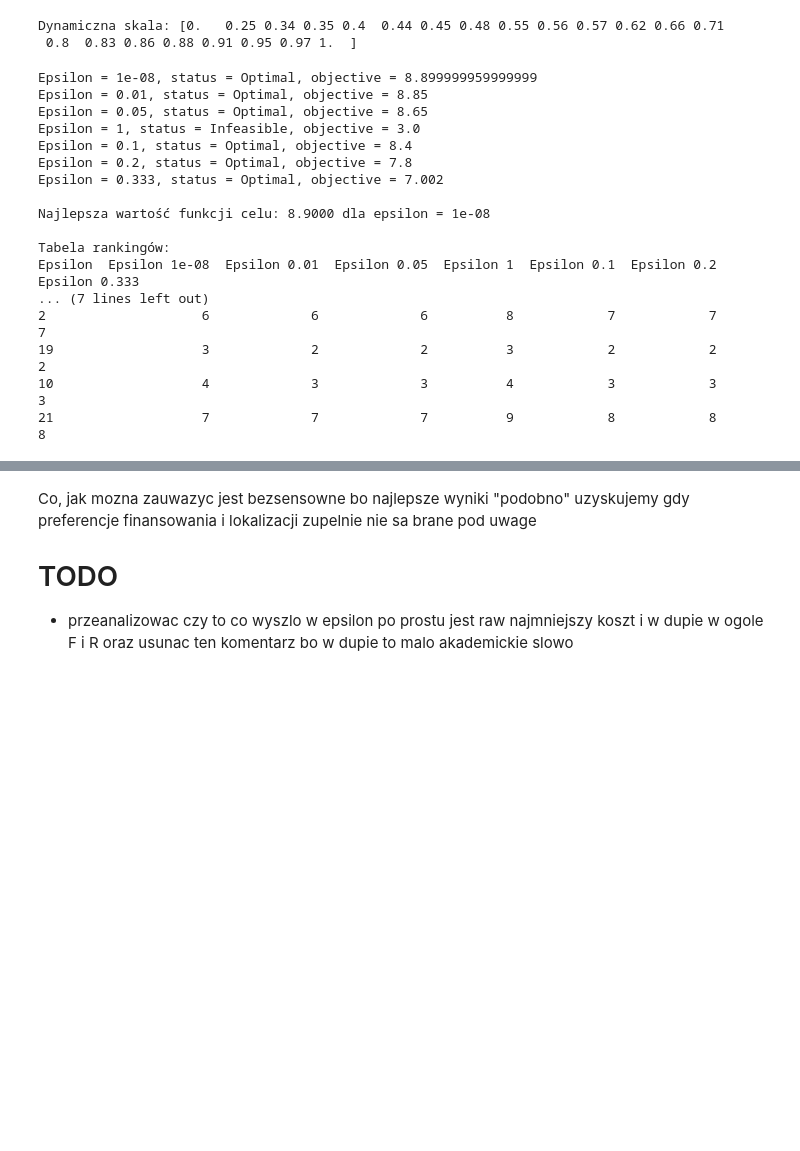
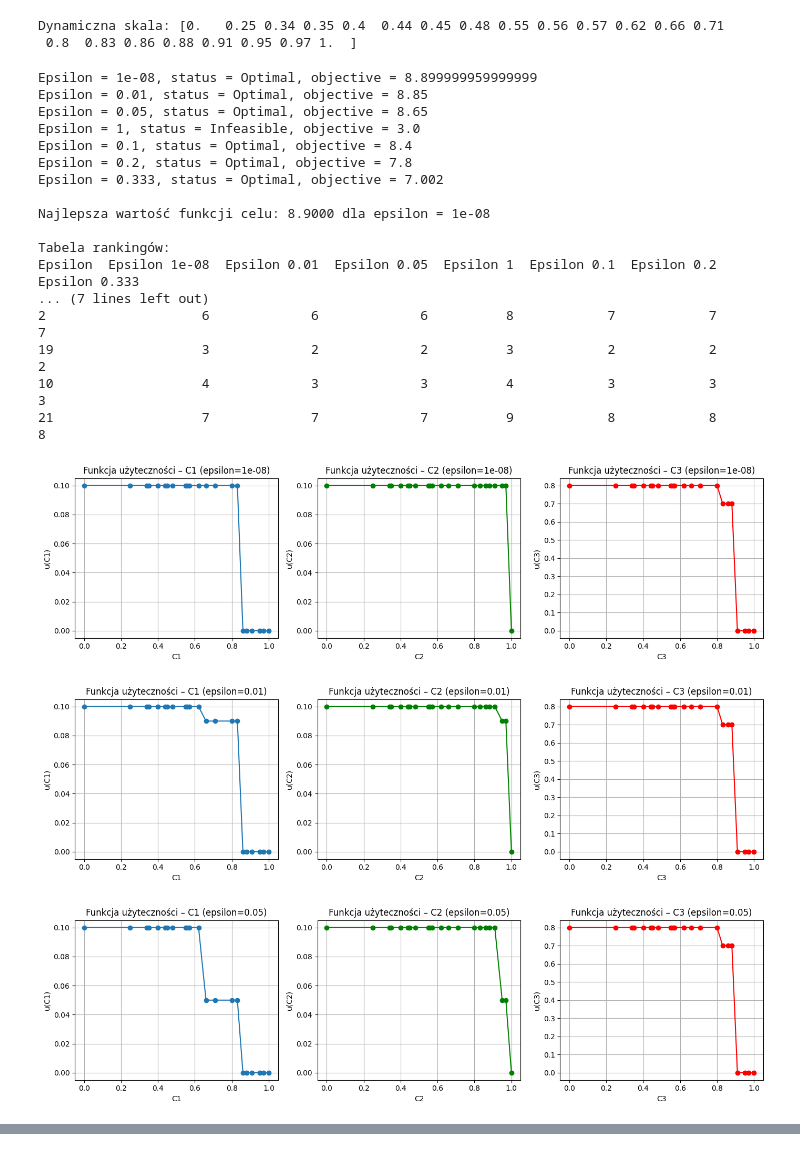
Before and after one commit to nikakoga/Master-Degree-in-Artificial-Inteligence-, a Jupyter notebook: Inteligent_decision_support_systems/ProjectUTA.ipynb, the cells around one changed output, grey strips where cells are left out. Drawn from its saved outputs; the diff is of its cells as text; code cells hidden in the pictures; blank space fills up the shorter version.

```diff
--- a/Inteligent_decision_support_systems/ProjectUTA.ipynb
+++ b/Inteligent_decision_support_systems/ProjectUTA.ipynb
@@ -50,9 +28,0 @@ In linear programming problems, the objective function represents the quantity w
-# %%
-
-# The objective function and constraints are added using the += operator to our model.
-# Objective function Z
-prob += 4*x + 3*y, "Profit"
-
-# Constraints
-prob += 2*x + y <= 20
-prob += x + y <= 12
@@ -167,11 +28,0 @@ prob += lpSum([-x, 5*y]) + M*b3 >= 75+eps , "Weight constraint when b3 is 0"
-# %%
-# Solve the problem
-prob.solve()
-print("Status:", LpStatus[prob.status])
-
-# Print the optimal solution
-for v in prob.variables():
-    print(v.name, "=", v.varValue)
-
-# Print the optimal total value
-print("Total value is: ", value(prob.objective))
@@ -258,6 +101,11 @@ best_epsilon = None  # Epsilon dla najlepszej wartości funkcji celu
 best_u_C1_vals = None
 best_u_C2_vals = None
 best_u_C3_vals = None
+
+# Słowniki do przechowywania funkcji cząstkowych dla każdego epsilon
+all_u_C1_vals = {}
+all_u_C2_vals = {}
+all_u_C3_vals = {}
 
 for epsilon in eps:
     # Problem optymalizacyjny
@@ -326,15 +174,20 @@ for epsilon in eps:
     for rank, (idx, val) in enumerate(ranking, 1):
         rankings_table[idx].append(rank)
 
+    # Zapisanie funkcji cząstkowych dla tego epsilon
+    all_u_C1_vals[epsilon] = {val: value(u_C1[val]) for val in scale}
+    all_u_C2_vals[epsilon] = {val: value(u_C2[val]) for val in scale}
+    all_u_C3_vals[epsilon] = {val: value(u_C3[val]) for val in scale}
+
     # Sprawdzenie, czy to najlepsza wartość funkcji celu
     if value(prob.objective) > best_objective:
         best_objective = value(prob.objective)
         best_epsilon = epsilon
 
         # Nadpisanie najlepszych funkcji cząstkowych
-        best_u_C1_vals = {val: value(u_C1[val]) for val in scale}
-        best_u_C2_vals = {val: value(u_C2[val]) for val in scale}
-        best_u_C3_vals = {val: value(u_C3[val]) for val in scale}
+        best_u_C1_vals = all_u_C1_vals[epsilon]
+        best_u_C2_vals = all_u_C2_vals[epsilon]
+        best_u_C3_vals = all_u_C3_vals[epsilon]
 
     print(f"Epsilon = {epsilon}, status = {LpStatus[prob.status]}, objective = {value(prob.objective)}")
 
@@ -346,31 +199,54 @@ u_C1_vals_old = best_u_C1_vals
 u_C2_vals_old = best_u_C2_vals
 u_C3_vals_old = best_u_C3_vals
 
 # Tworzenie tabeli z rankingami
 rankings_df = pd.DataFrame(rankings_table, index=[f"Epsilon {e}" for e in eps]).T
 rankings_df.index.name = "Wariant"
 rankings_df.columns.name = "Epsilon"
 
 # Wyświetlenie tabeli
 print("\nTabela rankingów:")
 print(rankings_df)
 
-# TODO - rysowanie wykresow
+# Rysowanie wykresów dla każdego epsilon
+for epsilon in eps:
+    plt.figure(figsize=(14, 4))
+
+    plt.subplot(1, 3, 1)
+    plt.plot(scale, list(all_u_C1_vals[epsilon].values()), 'o-', label=f'C1 (epsilon={epsilon})')
+    plt.title(f"Funkcja użyteczności – C1 (epsilon={epsilon})")
+    plt.xlabel("C1"); plt.ylabel("u(C1)"); plt.grid()
+
+    plt.subplot(1, 3, 2)
+    plt.plot(scale, list(all_u_C2_vals[epsilon].values()), 'o-', label=f'C2 (epsilon={epsilon})', color='g')
+    plt.title(f"Funkcja użyteczności – C2 (epsilon={epsilon})")
+    plt.xlabel("C2"); plt.ylabel("u(C2)"); plt.grid()
+
+    plt.subplot(1, 3, 3)
+    plt.plot(scale, list(all_u_C3_vals[epsilon].values()), 'o-', label=f'C3 (epsilon={epsilon})', color='r')
+    plt.title(f"Funkcja użyteczności – C3 (epsilon={epsilon})")
+    plt.xlabel("C3"); plt.ylabel("u(C3)"); plt.grid()
+
+    plt.tight_layout()
+    plt.show()
 # %% [output]
 Epsilon = 1e-08, status = Optimal, objective = 8.899999959999999
 Epsilon = 0.01, status = Optimal, objective = 8.85
 Epsilon = 0.05, status = Optimal, objective = 8.65
 Epsilon = 1, status = Infeasible, objective = 3.0
 Epsilon = 0.1, status = Optimal, objective = 8.4
 Epsilon = 0.2, status = Optimal, objective = 7.8
 Epsilon = 0.333, status = Optimal, objective = 7.002
 
 Najlepsza wartość funkcji celu: 8.9000 dla epsilon = 1e-08
 
 Tabela rankingów:
 Epsilon  Epsilon 1e-08  Epsilon 0.01  Epsilon 0.05  Epsilon 1  Epsilon 0.1  Epsilon 0.2  Epsilon 0.333
 ... (7 lines left out)
 2                    6             6             6          8            7            7              7
 19                   3             2             2          3            2            2              2
 10                   4             3             3          4            3            3              3
 21                   7             7             7          9            8            8              8
+[figure, added]
+[figure, added]
+[figure, added]
@@ -377,8 +257,3 @@ Epsilon  Epsilon 1e-08  Epsilon 0.01  Epsilon 0.05  Epsilon 1  Epsilon 0.1  Epsi
-# %% [markdown]
-Co, jak mozna zauwazyc jest bezsensowne bo najlepsze wyniki "podobno" uzyskujemy gdy preferencje finansowania i lokalizacji zupelnie nie sa brane pod uwage
-
-# TODO
-- przeanalizowac czy to co wyszlo w epsilon po prostu jest raw najmniejszy koszt i w dupie w ogole F i R oraz usunac ten komentarz bo w dupie to malo akademickie slowo
 # %%
 # Czesc 2 UTA w mam nadzieje sensownej wersji
 
```
Also changed, not shown: parts of 21 cells of this notebook.
